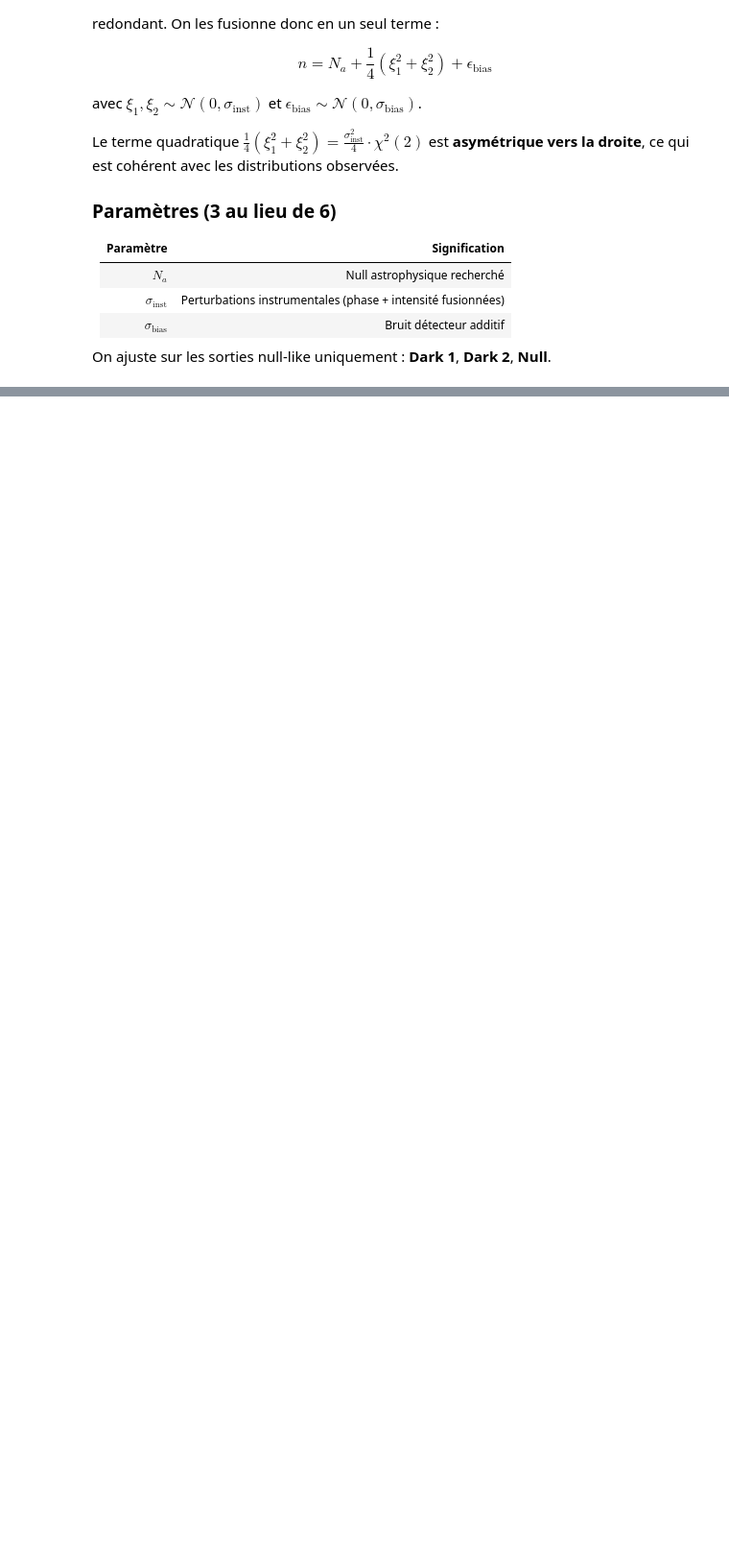
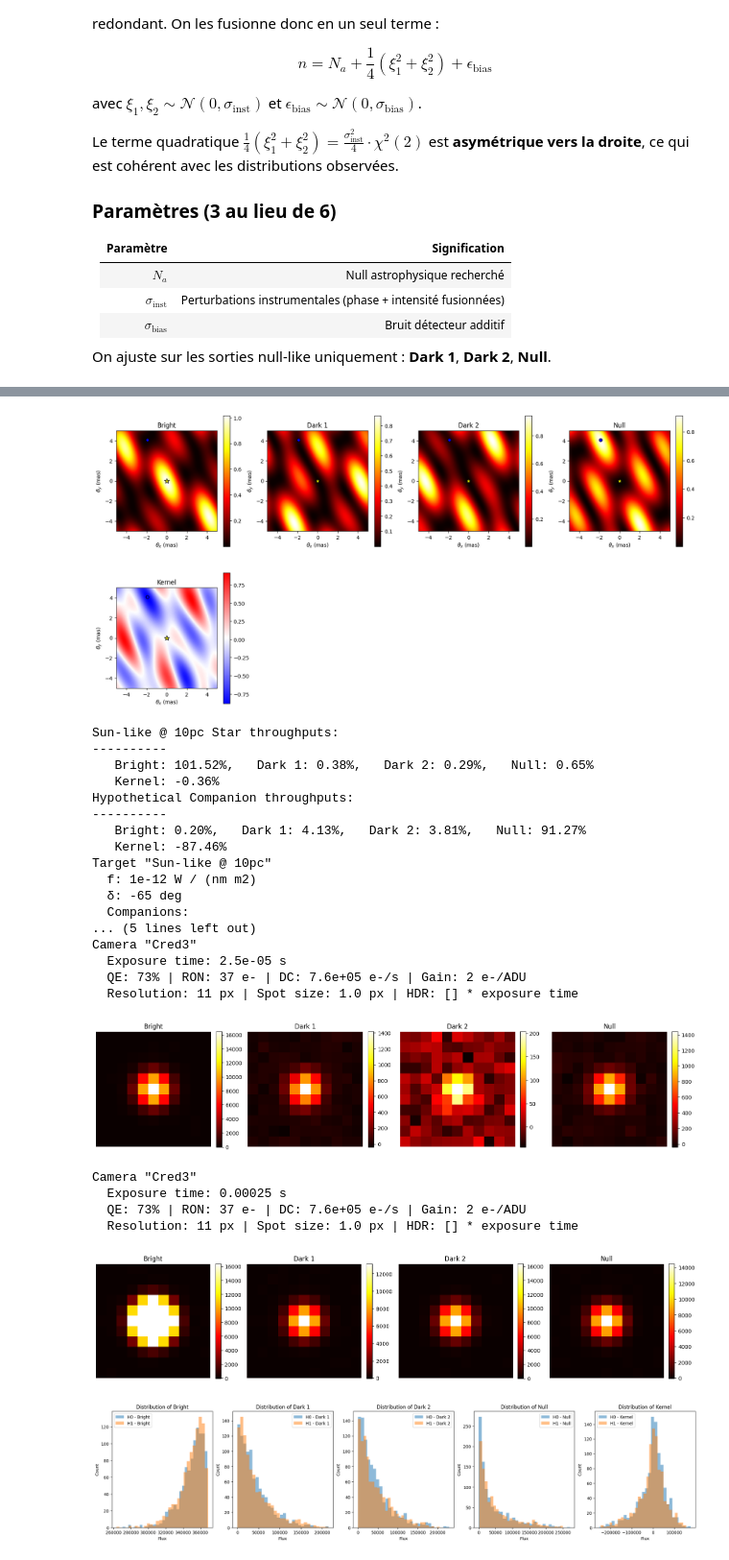
Before and after one commit to VForiel/PhD-Theory, a Jupyter notebook: src/analysis/null_self_calibration/test.ipynb, the cells around one changed output, grey strips where cells are left out. Shown at 96% size. Cells and saved outputs as stored; diff of their text form; code cells hidden in the pictures; blank space fills up the shorter version.

```diff
--- a/src/analysis/null_self_calibration/test.ipynb
+++ b/src/analysis/null_self_calibration/test.ipynb
@@ -548,0 +591,65 @@ Progress: 84.1%
+# %%
+import os
+
+roc_ctx_h1 = phise.examples.contexts.get_VLTI()
+roc_ctx_h1.chip = copy(chip)
+roc_ctx_h1.camera = copy(camera)
+roc_ctx_h1.target.companions[0].c = 2e-3
+roc_ctx_h1.target.companions[0].ρ = 4.5 * u.mas
+roc_ctx_h1.target.companions[0].θ = 115 * u.deg
+roc_ctx_h1.plot_transmission_maps(N=100)
+print(roc_ctx_h1.target)
+print("---")
+roc_ctx_h1.camera.e = roc_ctx_h1.get_reference_exposure_time(target_adu_fraction=1)
+print(roc_ctx_h1.camera)
+roc_ctx_h1.observe(mode="demo"); plt.show()
+roc_ctx_h1.camera.e = roc_ctx_h1.get_reference_exposure_time(target_adu_fraction=10)
+print(roc_ctx_h1.camera)
+roc_ctx_h1.observe(mode="demo"); plt.show()
+
+# roc_ctx_h1.interferometer.Δλ = 100 * u.um
+
+roc_ctx_h0 = copy(roc_ctx_h1)
+roc_ctx_h0.target.companions = []
+
+roc_ctx_h1.name = "H1"
+roc_ctx_h0.name = "H0"
+roc_ctx_h1.plot_distributions(samples=1000, ctx_h0=roc_ctx_h0); plt.show()
+
+force_generate = False
+if os.path.exists("roc_data_vlti.npz") and not force_generate:
+    loaded = np.load("roc_data_vlti.npz")
+    T0 = loaded["T0"]
+    T1 = loaded["T1"]
+else:
+    T0, T1 = phise.roc.generate_data(roc_ctx_h1, roc_ctx_h0, nmc=100, size=1000, progress_callback=lambda p: print(f"Progress: {p:.1%}", end='\r'), randomize_position=False)
+    np.savez("roc_data_vlti.npz", T0=T0, T1=T1)
+
+for i in range(5):
+    phise.roc.plot_roc_curves(T0[i], T1[i])
+# %% [output]
+[figure, added]
+Sun-like @ 10pc Star throughputs:
+----------
+   Bright: 101.52%,   Dark 1: 0.38%,   Dark 2: 0.29%,   Null: 0.65%
+   Kernel: -0.36%
+Hypothetical Companion throughputs:
+----------
+   Bright: 0.20%,   Dark 1: 4.13%,   Dark 2: 3.81%,   Null: 91.27%
+   Kernel: -87.46%
+Target "Sun-like @ 10pc"
+  f: 1e-12 W / (nm m2)
+  δ: -65 deg
+  Companions:
+... (5 lines left out)
+Camera "Cred3"
+  Exposure time: 2.5e-05 s
+  QE: 73% | RON: 37 e- | DC: 7.6e+05 e-/s | Gain: 2 e-/ADU
+  Resolution: 11 px | Spot size: 1.0 px | HDR: [] * exposure time
+[figure, added]
+Camera "Cred3"
+  Exposure time: 0.00025 s
+  QE: 73% | RON: 37 e- | DC: 7.6e+05 e-/s | Gain: 2 e-/ADU
+  Resolution: 11 px | Spot size: 1.0 px | HDR: [] * exposure time
+[figure, added]
+[figure, added]
```
Also changed, not shown: parts of 5 cells of this notebook, 4 other files.
